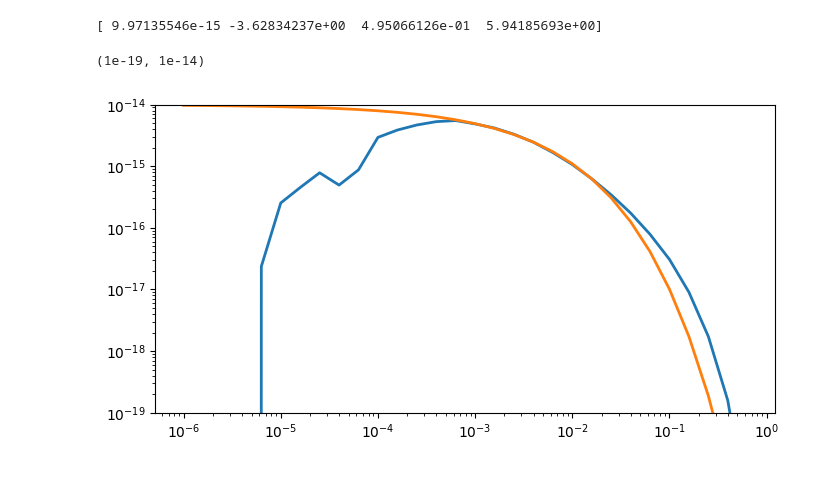
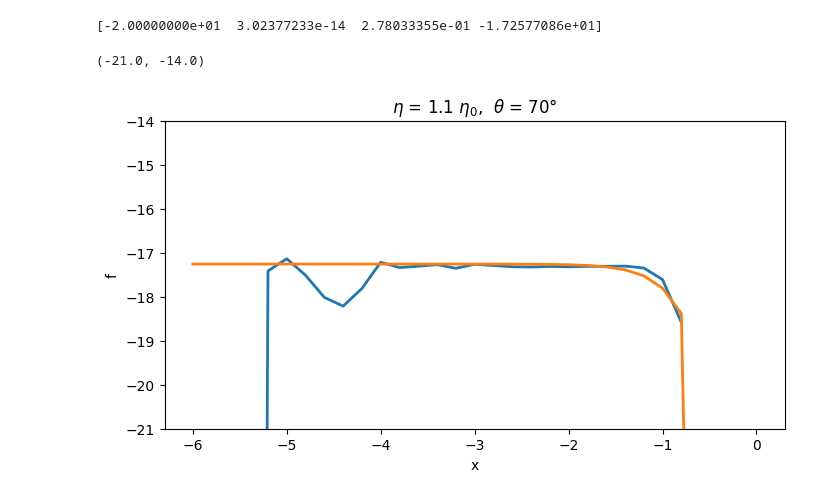
Before and after one commit to pwit07/sophia_next, a Jupyter notebook: src/Fitting.ipynb, the cells around one changed output. Drawn from its saved outputs; the diff is of its cells as text; code cells hidden in the pictures.

```diff
--- a/src/Fitting.ipynb
+++ b/src/Fitting.ipynb
@@ -9,39 +9,51 @@ _eta = ["1.1", "1.2",
        "5.0", "6.0", "7.0", "8.0", "9.0", "10.0", "20.0", "30.0", "40.0", "100.0"]
 # %%
 def F(x, A, B, C, D):
-    return A*np.exp(B*x**C)**D
+    return A*np.exp((x-B)/C)+D
 # %%
 particle = "photon"
 
-x = np.logspace(-5,1,100)
-
 fig, ax = plt.subplots(1,1,figsize = (8, 4))
 
-param_tab = ["2.8","3","10","30","100"]
+eta = 1.1
+theta = 70
+
+ax.set_title(rf"$\eta$ = {eta} $\eta_{0}$,  $\theta$ = {theta}$\degree$")
 
 interp_file = (
-    f"./integrand_values/{particle}/{particle}_{100.0}eta0_{180}theta.txt"
+    f"./integrand_values/{particle}/{particle}_{eta}eta0_{theta}theta.txt"
 )
 
 x_i, spectrum = np.genfromtxt(
     interp_file, dtype="float", comments="#", usecols=(0, 1), unpack="True"
 )
+x_i = np.log10(np.where(x_i>0,x_i,1e-100))
+spectrum = np.log10(np.where(spectrum>0,spectrum,1e-100))
 
-ax.loglog(x_i,spectrum,lw=2,label=r"SOPHIA")
+ax.plot(x_i,spectrum,lw=2,label=r"SOPHIA")
 
-mask = (x_i >= 1e-3) & (x_i <= 1e0)
+mask = (x_i >= -3) & (x_i <= 0)
 
 x_fit = x_i[mask]
 y_fit = spectrum[mask]
 
-popt, pcov = curve_fit(F, x_fit, y_fit)
+# popt, pcov = curve_fit(F, x_fit, y_fit)
+popt, pcov = curve_fit(F, x_fit, y_fit, bounds=([-20,0.,0.,-19.],
+                                                [-12,5.6,4.5,-12.]))
 print(popt)
 
-ax.loglog(x_i, F(x_i, *popt),lw=2,label=r"Fit")
+F_i = np.append(F(x_i, *popt),-100.)
+x_i = np.append(x_i,0.)
+
+ax.plot(x_i, F_i,lw=2,label=r"Fit")
+
+ax.set_xlabel("x")
+ax.set_ylabel("f")
 
 # ax.set_xlim(1e-4,1)
-ax.set_ylim(1e-19,1e-14)
+# ax.set_ylim(1e-21,1e-14)
+ax.set_ylim(-21,-14)
 # %% [output]
-[ 9.97135546e-15 -3.62834237e+00  4.95066126e-01  5.94185693e+00]
+[-2.00000000e+01  3.02377233e-14  2.78033355e-01 -1.72577086e+01]
-(1e-19, 1e-14)
+(-21.0, -14.0)
-[figure, old version]
+[figure, new version]
```
Also changed, not shown: parts of 5 cells of this notebook, 2 other files.
